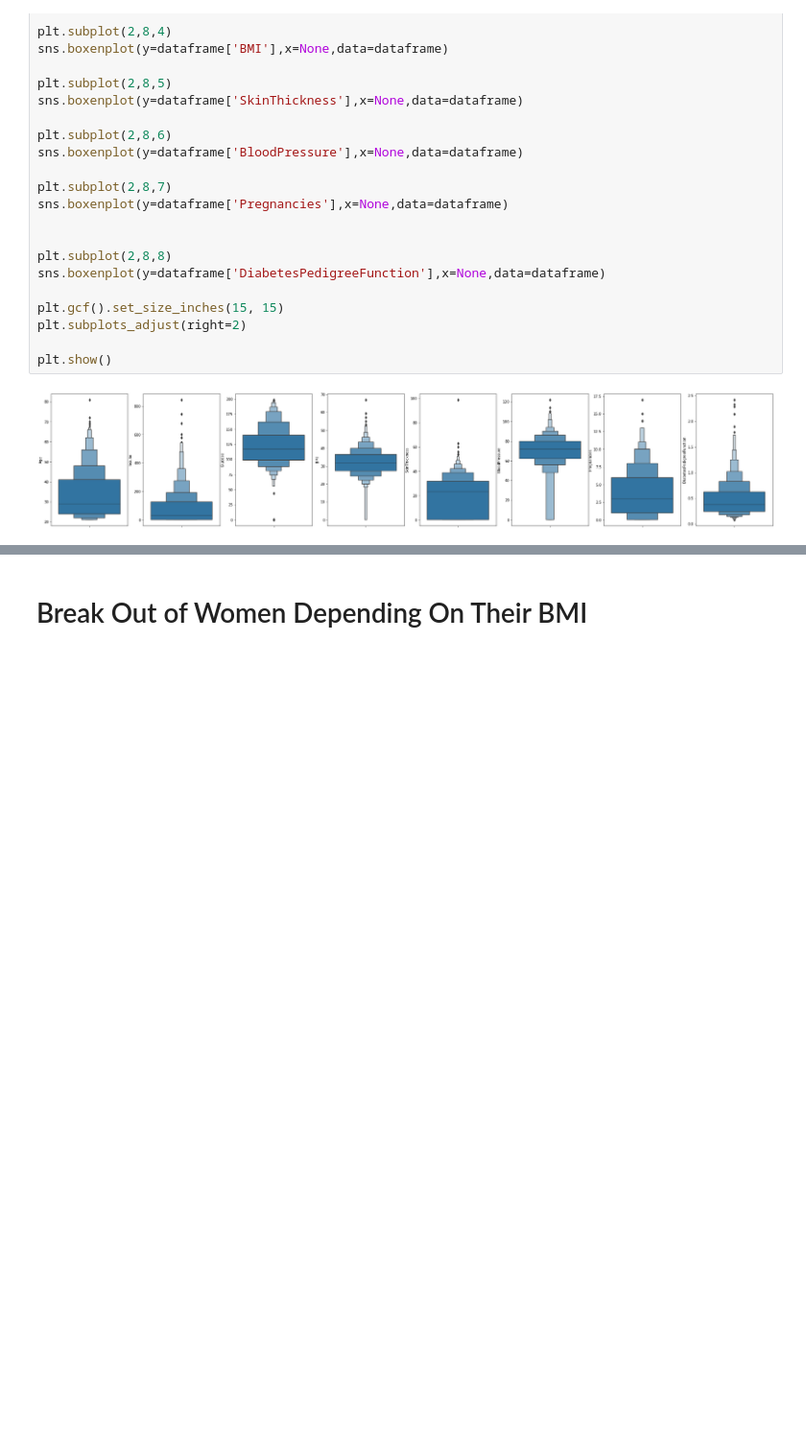
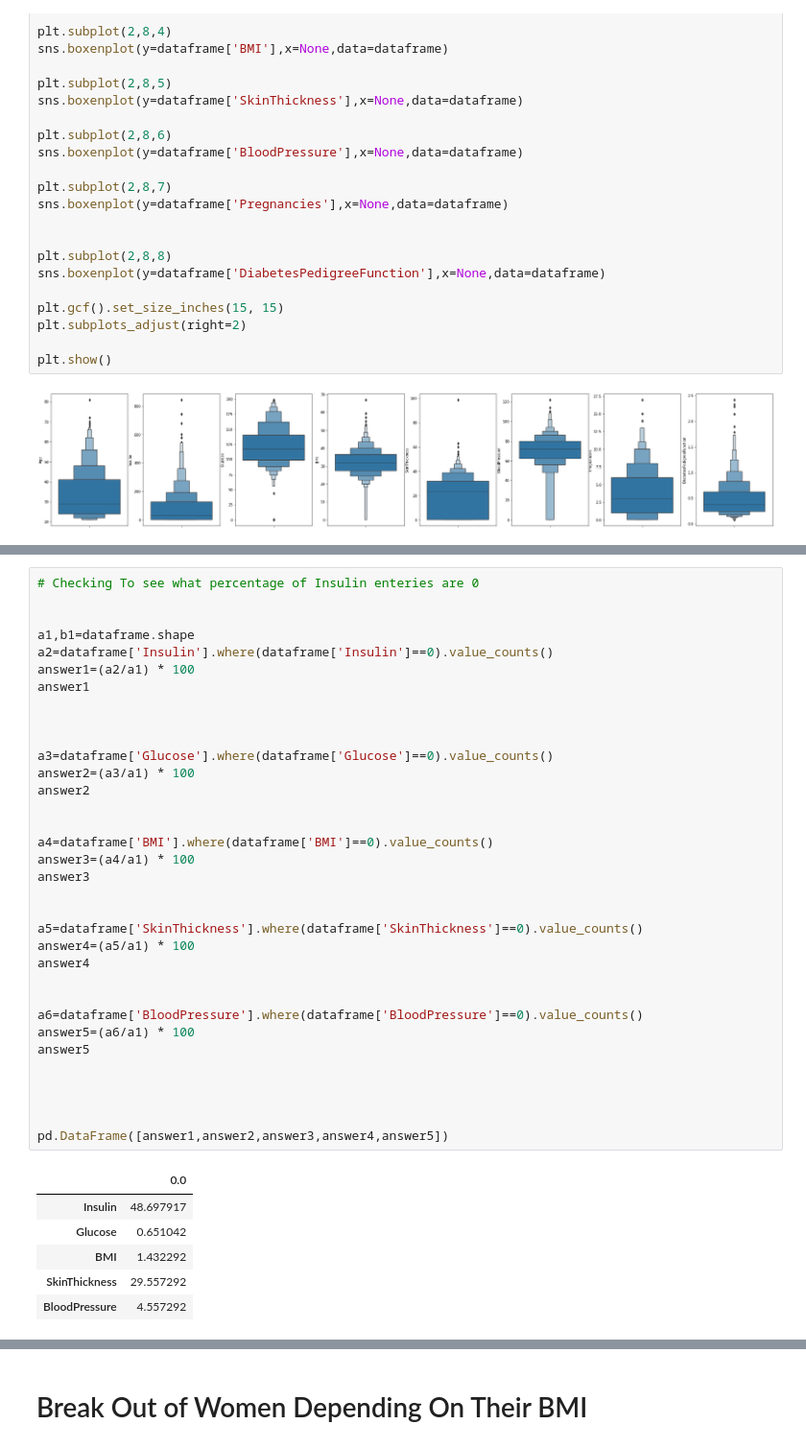
Before and after one commit to mpaydar/CS381, a Jupyter notebook: project1.ipynb, the cells around one changed output, grey strips where cells are left out. Shown at 96% size. Cells and saved outputs as stored; diff of their text form; blank space fills up the shorter version.

```diff
--- a/project1.ipynb
+++ b/project1.ipynb
@@ -292,0 +301,41 @@ Glucose has an outlier on 0
+# %%
+# Checking To see what percentage of Insulin enteries are 0
+
+
+a1,b1=dataframe.shape
+a2=dataframe['Insulin'].where(dataframe['Insulin']==0).value_counts()
+answer1=(a2/a1) * 100
+answer1
+
+
+
+a3=dataframe['Glucose'].where(dataframe['Glucose']==0).value_counts()
+answer2=(a3/a1) * 100
+answer2
+
+
+a4=dataframe['BMI'].where(dataframe['BMI']==0).value_counts()
+answer3=(a4/a1) * 100
+answer3
+
+
+a5=dataframe['SkinThickness'].where(dataframe['SkinThickness']==0).value_counts()
+answer4=(a5/a1) * 100
+answer4
+
+
+a6=dataframe['BloodPressure'].where(dataframe['BloodPressure']==0).value_counts()
+answer5=(a6/a1) * 100
+answer5
+
+
+
+
+pd.DataFrame([answer1,answer2,answer3,answer4,answer5])
+# %% [output]
+|  | 0.0 |
+| Insulin | 48.697917 |
+| Glucose | 0.651042 |
+| BMI | 1.432292 |
+| SkinThickness | 29.557292 |
+| BloodPressure | 4.557292 |
```
Also changed, not shown: parts of 24 cells of this notebook.
